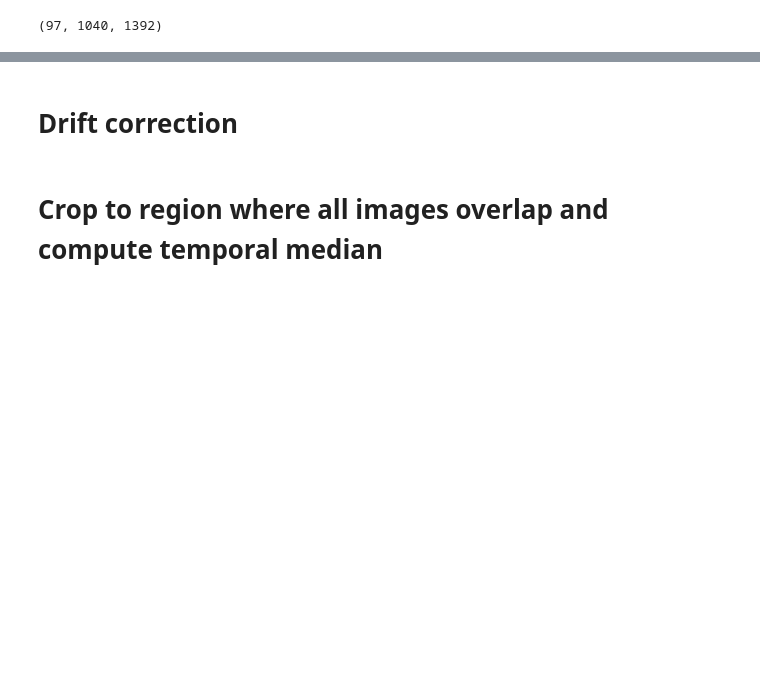
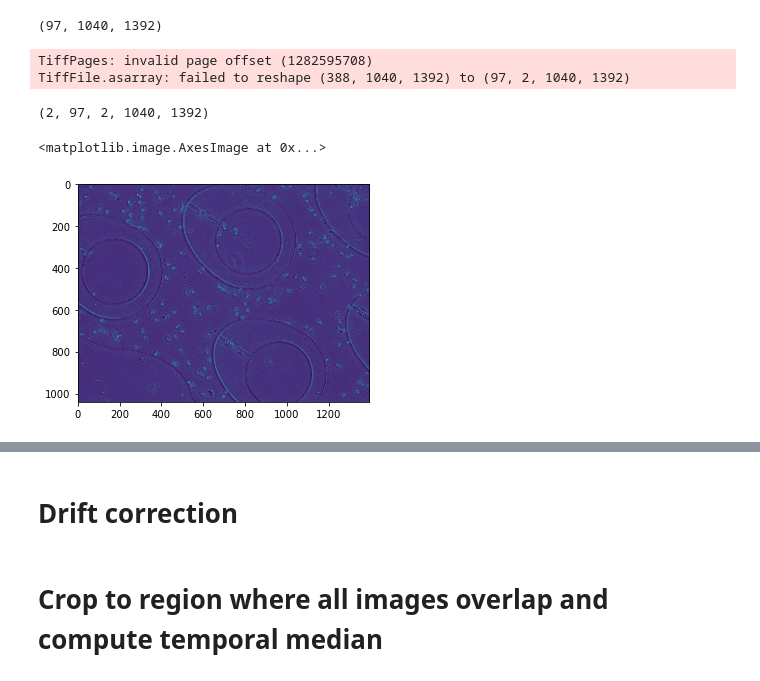
Before and after one commit to monashmicroimaging/microfluidics, a Jupyter notebook: notebooks/scratchpad_notebook.ipynb, the cells around one changed output, grey strips where cells are left out. Drawn from its saved outputs; the diff is of its cells as text; code cells hidden in the pictures; blank space fills up the shorter version.

```diff
--- a/notebooks/scratchpad_notebook.ipynb
+++ b/notebooks/scratchpad_notebook.ipynb
@@ -11,3 +14,11 @@ im.shape
 #im = im[1:,...]
 # %% [output]
 (97, 1040, 1392)
+# %%
+# sample image 2 (all channels)
+seq = tifffile.imread("C:/Users/Volker/Data/20180503 JenEggLinkerCurve_s10.tif")
+seq.shape
+# %% [output]
+TiffPages: invalid page offset (1282595708)
+TiffFile.asarray: failed to reshape (388, 1040, 1392) to (97, 2, 1040, 1392)
+(2, 97, 2, 1040, 1392)
@@ -13,0 +27,5 @@ im.shape
+# %%
+plt.imshow(seq[0,10,1,...])
+# %% [output]
+<matplotlib.image.AxesImage at 0x...>
+[figure, added]
```
Also changed, not shown: parts of 21 cells of this notebook, 1 other file.
